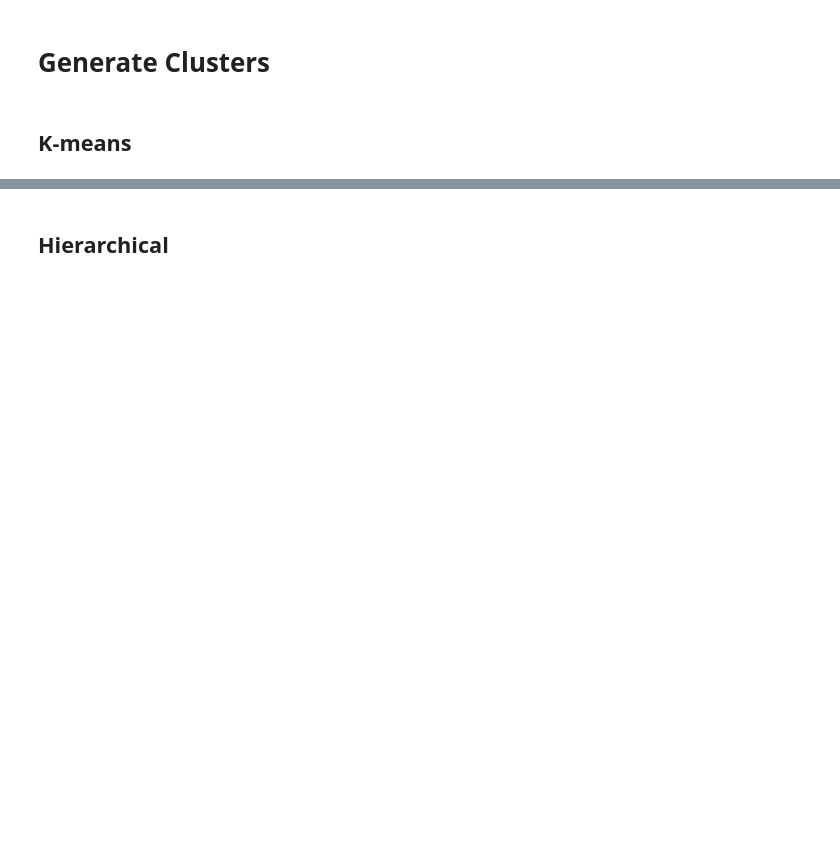
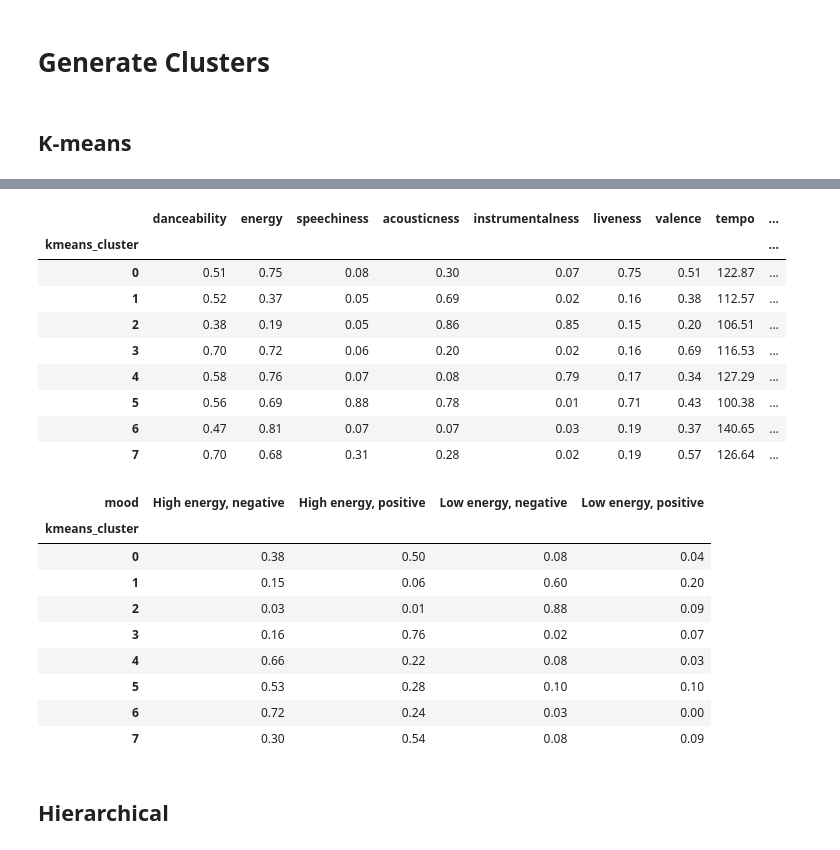
Before and after one commit to alexander-martrain/Song-Data-Mining, a Jupyter notebook: notebooks/project_cluster_cmps451.ipynb, the cells around one changed output, grey strips where cells are left out. Saved outputs shown, nothing was run; the diff lists cells and outputs as text; code cells hidden in the pictures; blank space fills up the shorter version.

```diff
--- a/notebooks/project_cluster_cmps451.ipynb
+++ b/notebooks/project_cluster_cmps451.ipynb
@@ -1049,3 +1049,11 @@ Energy and acousticness still show an opposite relationship, while the other fea
 ## Feature Selection/Generation
 # %% [markdown]
 ### Select Features
+# %%
+# final attributes for cluster analysis
+# based on PA3's redundancy analysis
+selected_features = [
+    "danceability", "energy", "speechiness", "acousticness", "instrumentalness", "liveness", "valence", "tempo"
+]
+
+display(clean_training_df[selected_features].describe().T.round(3))
@@ -1053,0 +1087,15 @@ Energy and acousticness still show an opposite relationship, while the other fea
+# %%
+# mood: four groups from energy and valence
+def assign_mood(frame):
+    energy_level = np.where(frame["energy"] >= 0.5, "High energy", "Low energy")
+    valence_level = np.where(frame["valence"] >= 0.5, "positive", "negative")
+    return pd.Series(energy_level, index=frame.index) + ", " + valence_level
+
+clean_training_df["mood"] = assign_mood(clean_training_df)
+clean_testing_df["mood"] = assign_mood(clean_testing_df)
+
+# amount of training songs in each mood group
+display(clean_training_df["mood"].value_counts(normalize=True).round(3))
+
+# sample songs showing the new feature next to the attributes it came from
+display(clean_training_df[["track_name", "artists", "energy", "valence", "mood"]].head(8))
@@ -1058,2 +1157,42 @@ Energy and acousticness still show an opposite relationship, while the other fea
+# %%
+chosen_k = 8
+
+kmeans = KMeans(n_clusters=chosen_k, n_init=10, random_state=31).fit(X_train_pca)
+
+# cluster labels for training songs, testing is assigned to the nearest training centroid
+clean_training_df["kmeans_cluster"] = kmeans.labels_
+clean_testing_df["kmeans_cluster"] = kmeans.predict(X_test_pca)
+
+# average feature values, size, and most common genres for each cluster
+cluster_profile = clean_training_df.groupby("kmeans_cluster")[selected_features].mean()
+cluster_profile["size_%"] = clean_testing_df["kmeans_cluster"].value_counts(normalize=True) * 100
+cluster_profile["test_size_%"] = clean_testing_df["kmeans_cluster"].value_counts(normalize=True) * 100
+cluster_profile["top_genres"] = clean_training_df.groupby("kmeans_cluster")["TARGET"].agg(
+    lambda genres: ", ".join(genres.value_counts().head(3).index))
+display(cluster_profile.round(2))
+
+# mood makeup of each cluster
+display(pd.crosstab(clean_training_df["kmeans_cluster"], clean_training_df["mood"], normalize="index").round(2))
+# %% [output]
+|  | danceability | energy | speechiness | acousticness | instrumentalness | liveness | valence | tempo | ... |
+| kmeans_cluster |  |  |  |  |  |  |  |  | ... |
+| 0 | 0.51 | 0.75 | 0.08 | 0.30 | 0.07 | 0.75 | 0.51 | 122.87 | ... |
+| 1 | 0.52 | 0.37 | 0.05 | 0.69 | 0.02 | 0.16 | 0.38 | 112.57 | ... |
+| 2 | 0.38 | 0.19 | 0.05 | 0.86 | 0.85 | 0.15 | 0.20 | 106.51 | ... |
+| 3 | 0.70 | 0.72 | 0.06 | 0.20 | 0.02 | 0.16 | 0.69 | 116.53 | ... |
+| 4 | 0.58 | 0.76 | 0.07 | 0.08 | 0.79 | 0.17 | 0.34 | 127.29 | ... |
+| 5 | 0.56 | 0.69 | 0.88 | 0.78 | 0.01 | 0.71 | 0.43 | 100.38 | ... |
+| 6 | 0.47 | 0.81 | 0.07 | 0.07 | 0.03 | 0.19 | 0.37 | 140.65 | ... |
+| 7 | 0.70 | 0.68 | 0.31 | 0.28 | 0.02 | 0.19 | 0.57 | 126.64 | ... |
+| mood | High energy, negative | High energy, positive | Low energy, negative | Low energy, positive |
+| kmeans_cluster |  |  |  |  |
+| 0 | 0.38 | 0.50 | 0.08 | 0.04 |
+| 1 | 0.15 | 0.06 | 0.60 | 0.20 |
+| 2 | 0.03 | 0.01 | 0.88 | 0.09 |
+| 3 | 0.16 | 0.76 | 0.02 | 0.07 |
+| 4 | 0.66 | 0.22 | 0.08 | 0.03 |
+| 5 | 0.53 | 0.28 | 0.10 | 0.10 |
+| 6 | 0.72 | 0.24 | 0.03 | 0.00 |
+| 7 | 0.30 | 0.54 | 0.08 | 0.09 |
 # %% [markdown]
 ## Hierarchical
```
Also changed, not shown: parts of 10 cells of this notebook, 1 other file.
